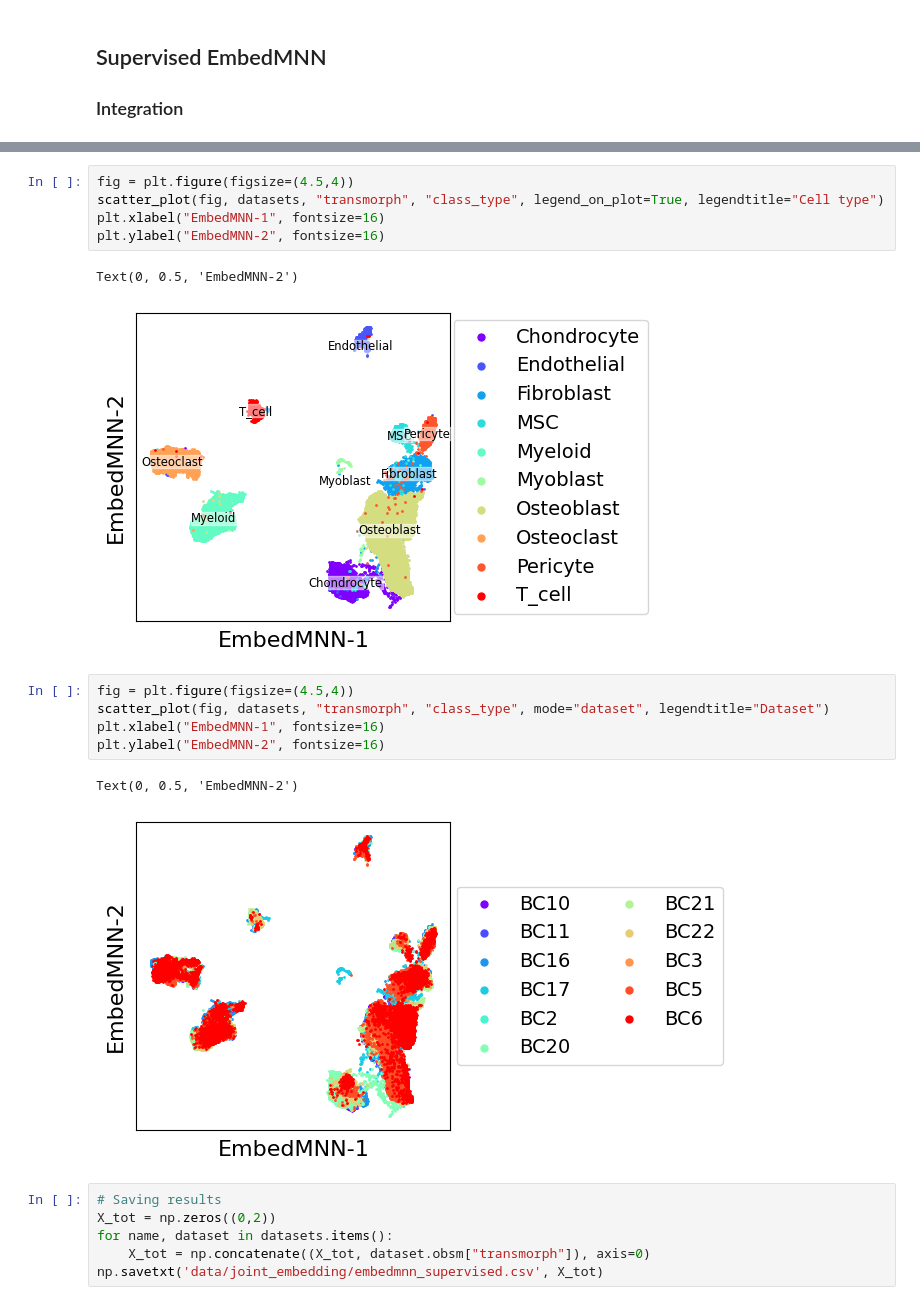
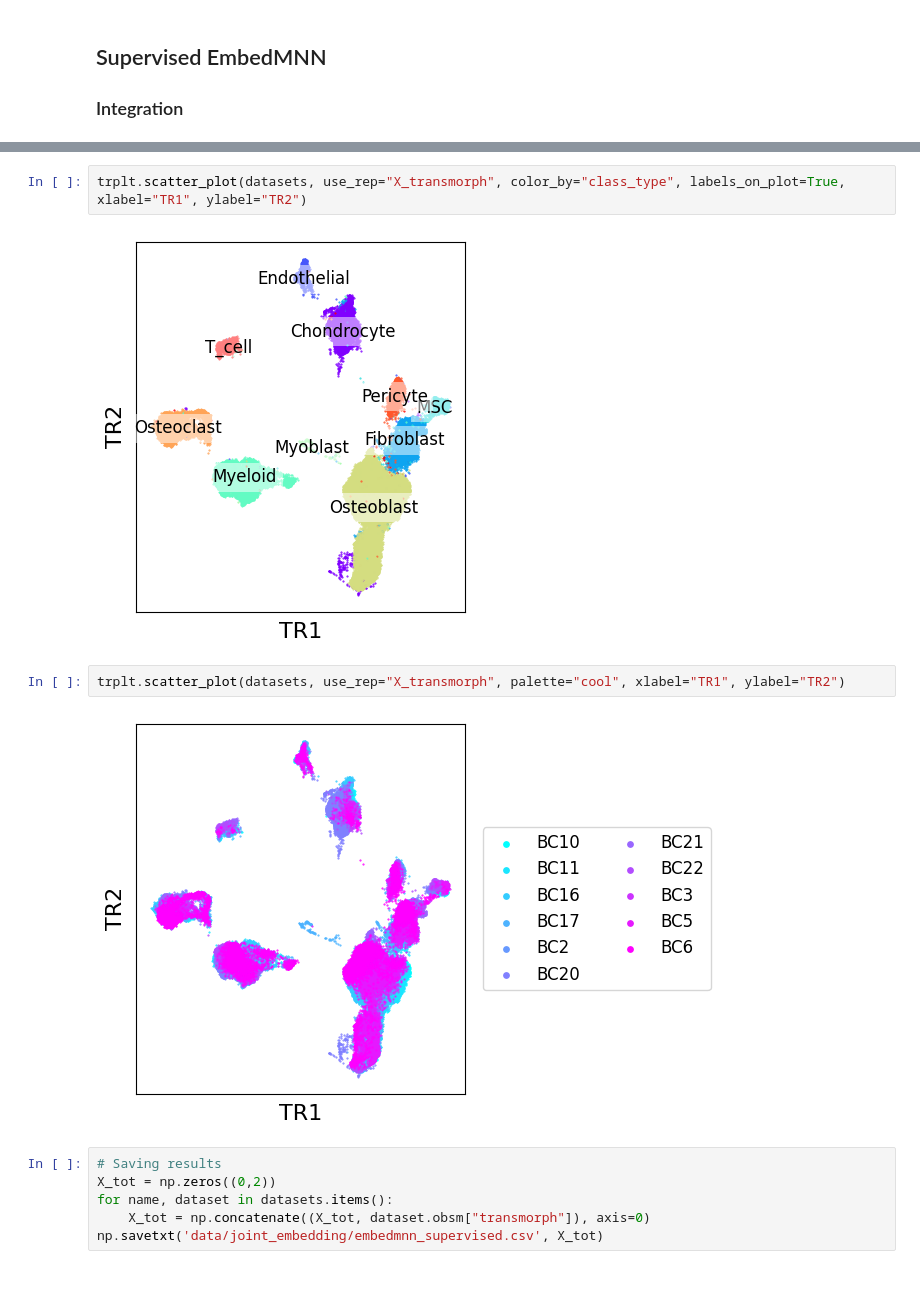
Before and after one commit to sysbio-curie/transmorph, a Jupyter notebook: reproducibility/scenario_1_joint_datasets_embedding.ipynb, the cells around one changed output, grey strips where cells are left out. Drawn from its saved outputs; the diff is of its cells as text.

```diff
--- a/reproducibility/scenario_1_joint_datasets_embedding.ipynb
+++ b/reproducibility/scenario_1_joint_datasets_embedding.ipynb
@@ -118,19 +59,11 @@ model.transform(datasets)
 # %%
-fig = plt.figure(figsize=(4.5,4))
-scatter_plot(fig, datasets, "transmorph", "class_type", legend_on_plot=True, legendtitle="Cell type")
-plt.xlabel("EmbedMNN-1", fontsize=16)
-plt.ylabel("EmbedMNN-2", fontsize=16)
+trplt.scatter_plot(datasets, use_rep="X_transmorph", color_by="class_type", labels_on_plot=True, xlabel="TR1", ylabel="TR2")
 # %% [output]
-Text(0, 0.5, 'EmbedMNN-2')
-[figure, old version]
+[figure, new version]
 # %%
-fig = plt.figure(figsize=(4.5,4))
-scatter_plot(fig, datasets, "transmorph", "class_type", mode="dataset", legendtitle="Dataset")
-plt.xlabel("EmbedMNN-1", fontsize=16)
-plt.ylabel("EmbedMNN-2", fontsize=16)
+trplt.scatter_plot(datasets, use_rep="X_transmorph", palette="cool", xlabel="TR1", ylabel="TR2")
 # %% [output]
-Text(0, 0.5, 'EmbedMNN-2')
-[figure, old version]
+[figure, new version]
 # %%
 # Saving results
 X_tot = np.zeros((0,2))
```
Also changed, not shown: parts of 14 cells of this notebook, 2 other files.
